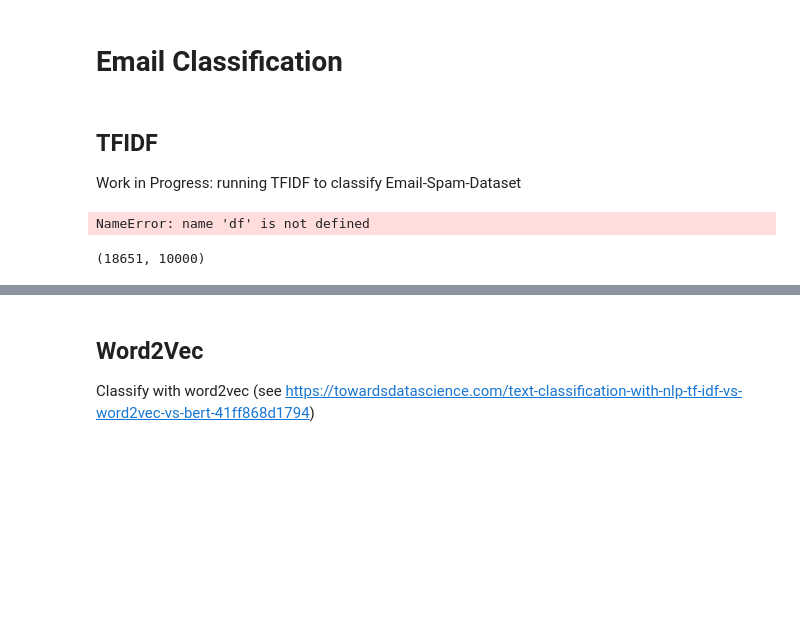
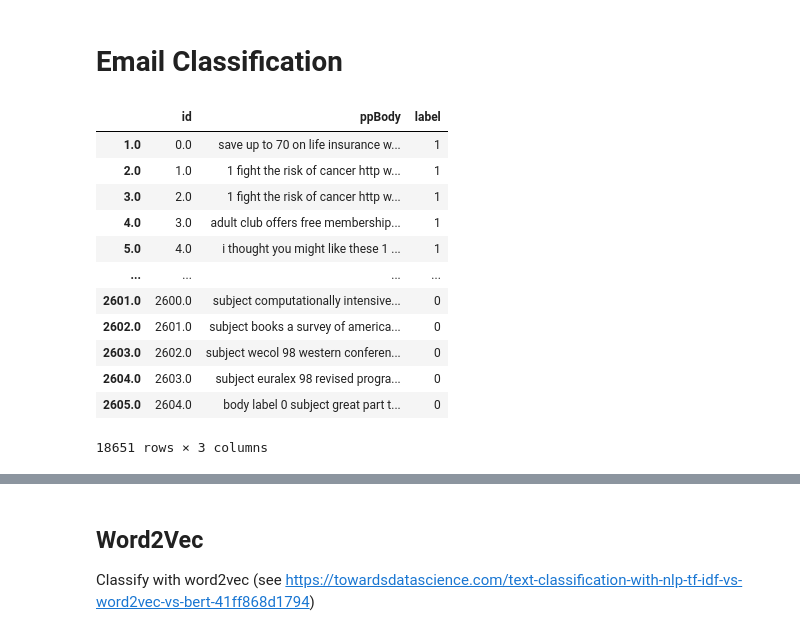
Before and after one commit to Twigonometry/Phishing-ML, a Jupyter notebook: classif.ipynb, the cells around one changed output, grey strips where cells are left out. Saved outputs shown, nothing was run; the diff lists cells and outputs as text; code cells hidden in the pictures; blank space fills up the shorter version.

```diff
--- a/classif.ipynb
+++ b/classif.ipynb
@@ -639,20 +635,6 @@ One of our metrics will be focused around detecting persuasive language. This pa
 ## Sentiment Analysis
 # %% [markdown]
 # Email Classification
-# %% [markdown]
-## TFIDF
-
-Work in Progress: running TFIDF to classify Email-Spam-Dataset
-# %%
-from sklearn.feature_extraction.text import TfidfVectorizer
-tfidf = TfidfVectorizer(sublinear_tf=True, min_df=5, norm='l2', encoding='latin-1', ngram_range=(1, 2), stop_words='english', max_features=10000)
-features = tfidf.fit_transform(df.ppBody).toarray()
-# %% [output]
-NameError: name 'df' is not defined
-# %%
-features.shape
-# %% [output]
-(18651, 10000)
 # %%
 from sklearn.linear_model import LogisticRegression
 from sklearn.model_selection import ShuffleSplit
@@ -668,3 +650,19 @@ Xtrain = X.iloc[train_set, :]
 ytrain = y.iloc[train_set]
 Xtest = X.iloc[test_set, :]
 ytest = y.iloc[test_set]
+# %%
+d.pp_df
+# %% [output]
+|  | id | ppBody | label |
+| 1.0 | 0.0 | save up to 70 on life insurance w... | 1 |
+| 2.0 | 1.0 | 1 fight the risk of cancer http w... | 1 |
+| 3.0 | 2.0 | 1 fight the risk of cancer http w... | 1 |
+| 4.0 | 3.0 | adult club offers free membership... | 1 |
+| 5.0 | 4.0 | i thought you might like these 1 ... | 1 |
+| ... | ... | ... | ... |
+| 2601.0 | 2600.0 | subject computationally intensive... | 0 |
+| 2602.0 | 2601.0 | subject books a survey of america... | 0 |
+| 2603.0 | 2602.0 | subject wecol 98 western conferen... | 0 |
+| 2604.0 | 2603.0 | subject euralex 98 revised progra... | 0 |
+| 2605.0 | 2604.0 | body label 0 subject great part t... | 0 |
+18651 rows × 3 columns
```
Also changed, not shown: parts of 11 cells of this notebook.
